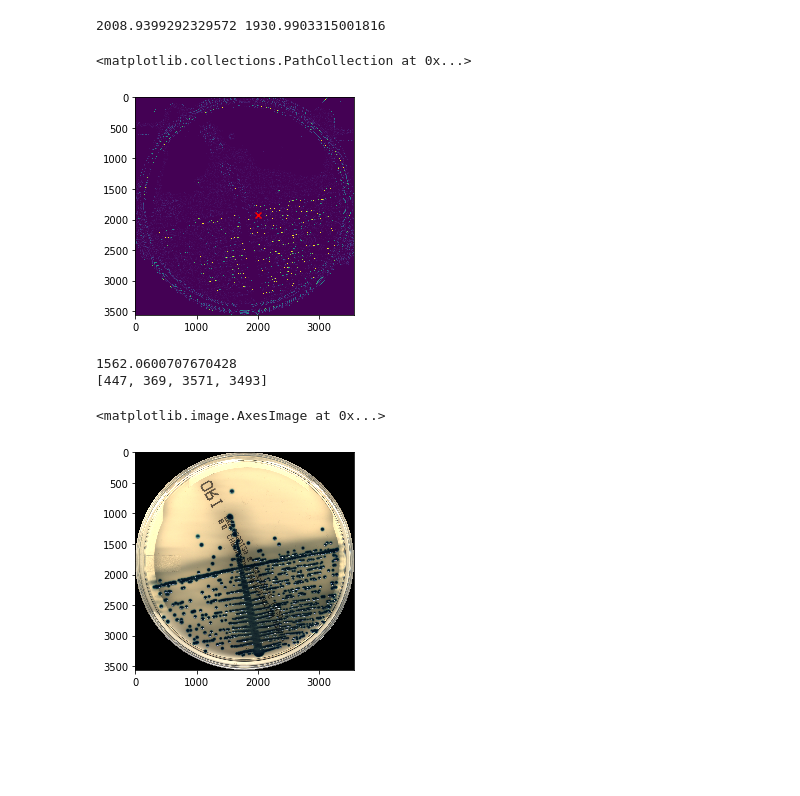
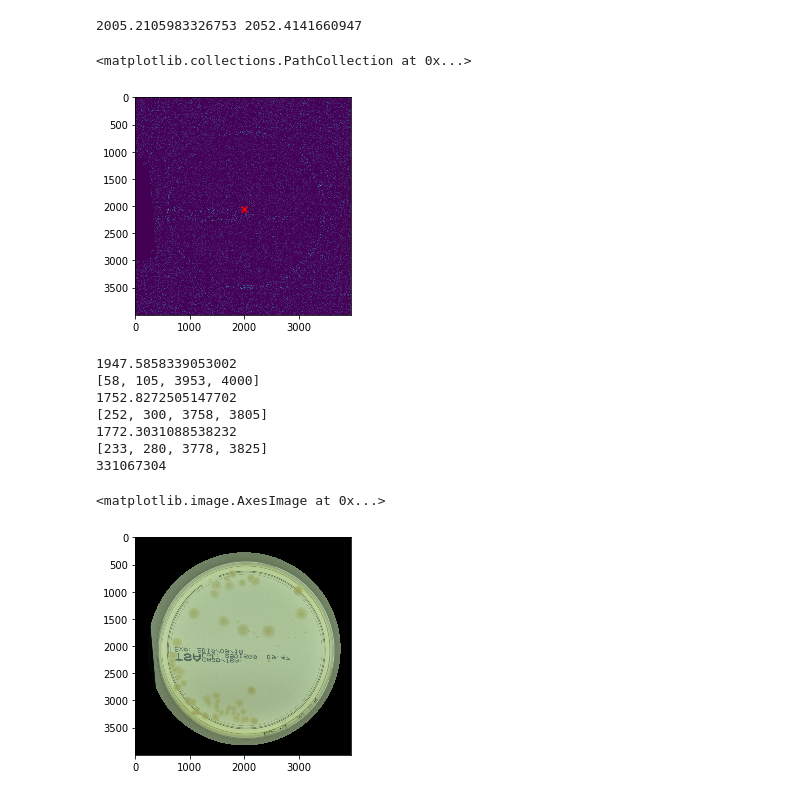
Before and after one commit to Scezaquer/MAIS-Hackathon-2021-polkadots, a Jupyter notebook: removing-edges.ipynb, the cells around one changed output. Saved outputs shown, nothing was run; the diff lists cells and outputs as text; code cells hidden in the pictures; blank space fills up the shorter version.

```diff
--- a/removing-edges.ipynb
+++ b/removing-edges.ipynb
@@ -4,7 +4,8 @@ import scipy.ndimage as ndi
 import numpy as np
 import matplotlib.pyplot as plt
 # %%
-path = "Raw dataset\MicrobIA_Dataset_only_counted_processed_anonimyzer_sample\S\T0h_4h\IMG_Niguarda1_936_129_F6_T975.png"
+path = "Raw dataset/AGAR_representative/higher-resolution/bright/734.jpg"
+#path = "Raw dataset/MicrobIA_Dataset_only_counted_processed_anonimyzer_sample/S/T0h_4h/IMG_Niguarda1_936_129_F6_T975.png"
 img = Image.open(path)
 img.show()
 # %%
@@ -17,34 +18,51 @@ img.show()
 cx, cy = ndi.center_of_mass(np.array(img))
 print(cx, cy)
 # %% [output]
-2008.9399292329572 1930.9903315001816
+2005.2105983326753 2052.4141660947
 # %%
 plt.imshow(np.array(img))
 plt.scatter(cx, cy, c="red", marker="x")
 # %% [output]
 <matplotlib.collections.PathCollection at 0x...>
-[figure, old version]
+[figure, new version]
 # %%
 dist_to_side = min(cx, cy, img.size[0]-cx, img.size[1]-cy)
-boundingBox = [0, 0, 0, 0]
-print(dist_to_side)
-boundingBox[0] = round(cx-dist_to_side)
-boundingBox[1] = round(cy-dist_to_side)
-boundingBox[2] = round(cx+dist_to_side)
-boundingBox[3] = round(cy+dist_to_side)
-print(boundingBox)
+for x in range(5):
 
-mask = Image.new('L', img.size, 0)
-draw = ImageDraw.Draw(mask)
-draw.ellipse((0, 0) + img.size, fill=255)
+    boundingBox = [0, 0, 0, 0]
+    print(dist_to_side)
+    boundingBox[0] = round(cx-dist_to_side)
+    boundingBox[1] = round(cy-dist_to_side)
+    boundingBox[2] = round(cx+dist_to_side)
+    boundingBox[3] = round(cy+dist_to_side)
+    print(boundingBox)
+
+    mask = Image.new('L', img.size, 0)
+    draw = ImageDraw.Draw(mask)
+    draw.ellipse(boundingBox, fill=255)
+
+    im2 = Image.new('L', img.size)
+    new_image = Image.composite(img, im2, mask)
+
+    if np.sum(np.array(new_image))/np.sum(np.array(img)) < 0.6:
+        dist_to_side += 0.1*(min(cx, cy, img.size[0]-cx, img.size[1]-cy) - dist_to_side)
+    elif 0.7 < np.sum(np.array(new_image))/np.sum(np.array(img)):
+        dist_to_side*=0.9
+    else:
+        break
 
 im2 = Image.new('RGB', img.size)
-
 output = Image.composite(Image.open(path), im2, mask)
+print(np.sum(np.array(output)))
 output.show()
 plt.imshow(output)
 # %% [output]
-1562.0600707670428
-[447, 369, 3571, 3493]
+1947.5858339053002
+[58, 105, 3953, 4000]
+1752.8272505147702
+[252, 300, 3758, 3805]
+1772.3031088538232
+[233, 280, 3778, 3825]
+331067304
 <matplotlib.image.AxesImage at 0x...>
-[figure, old version]
+[figure, new version]
```
Also changed, not shown: 1 other file.
